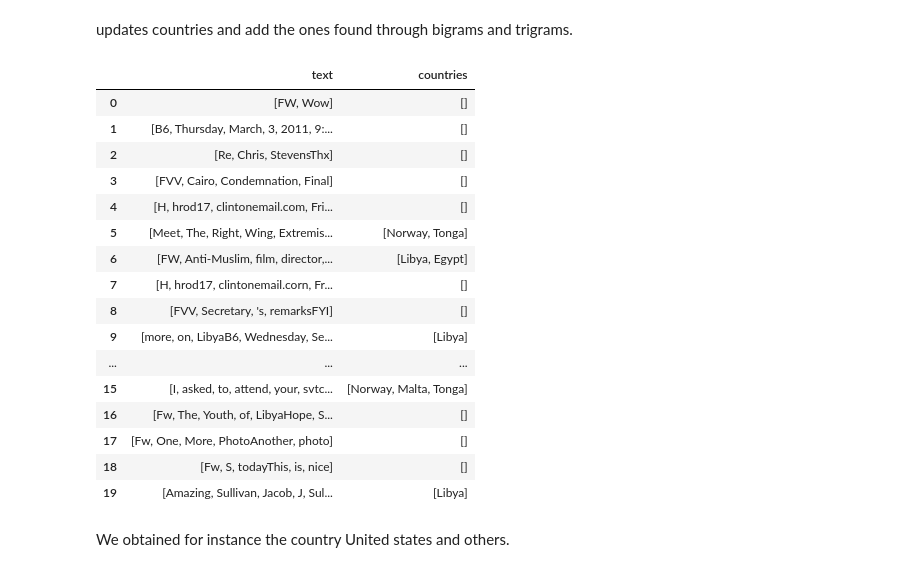
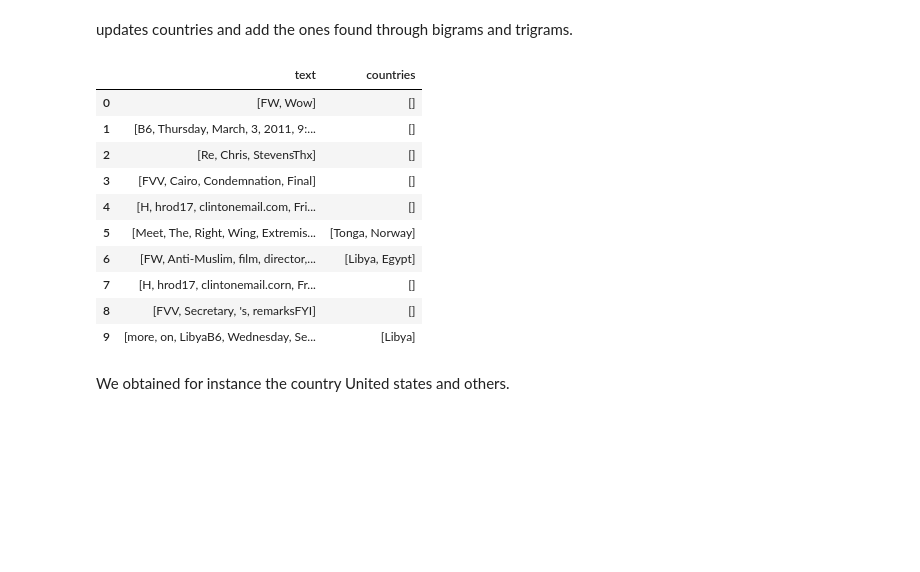
Before and after one commit to agpmilli/adaepfl, a Jupyter notebook: Homework/05 - Taming Text/TamingText.ipynb, the cells around one changed output. Drawn from its saved outputs; the diff is of its cells as text; code cells hidden in the pictures; blank space fills up the shorter version.

```diff
--- a/Homework/05 - Taming Text/TamingText.ipynb
+++ b/Homework/05 - Taming Text/TamingText.ipynb
@@ -295,25 +303,19 @@ geo_body['countries'] = geo_body.apply(nlph.bigram_search, axis=1)
 geo_body['countries'] = geo_body.apply(nlph.trigram_search, axis=1)
 geo_body.drop(['bigrams', 'trigrams'], axis=1, inplace=True)
 # %%
-geo_body.head(20)
+geo_body.head(10)
 # %% [output]
 |  | text | countries |
 | 0 | [FW, Wow] | [] |
 | 1 | [B6, Thursday, March, 3, 2011, 9:... | [] |
 | 2 | [Re, Chris, StevensThx] | [] |
 | 3 | [FVV, Cairo, Condemnation, Final] | [] |
 | 4 | [H, hrod17, clintonemail.com, Fri... | [] |
-| 5 | [Meet, The, Right, Wing, Extremis... | [Norway, Tonga] |
+| 5 | [Meet, The, Right, Wing, Extremis... | [Tonga, Norway] |
 | 6 | [FW, Anti-Muslim, film, director,... | [Libya, Egypt] |
 | 7 | [H, hrod17, clintonemail.corn, Fr... | [] |
 | 8 | [FVV, Secretary, 's, remarksFYI] | [] |
 | 9 | [more, on, LibyaB6, Wednesday, Se... | [Libya] |
-| ... | ... | ... |
-| 15 | [I, asked, to, attend, your, svtc... | [Norway, Malta, Tonga] |
-| 16 | [Fw, The, Youth, of, LibyaHope, S... | [] |
-| 17 | [Fw, One, More, PhotoAnother, photo] | [] |
-| 18 | [Fw, S, todayThis, is, nice] | [] |
-| 19 | [Amazing, Sullivan, Jacob, J, Sul... | [Libya] |
 # %% [markdown]
 We obtained for instance the country United states and others.
 # %% [markdown]
```
Also changed, not shown: parts of 15 cells of this notebook, 4 other files.
